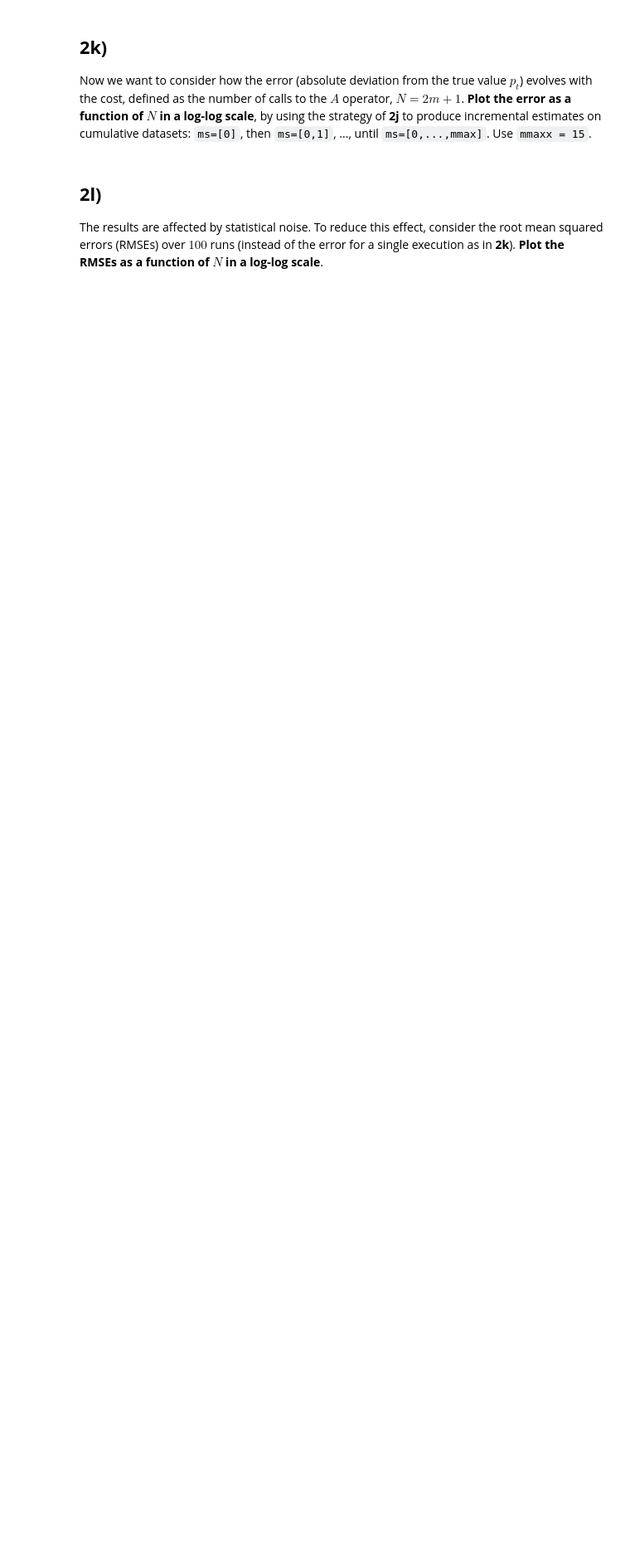
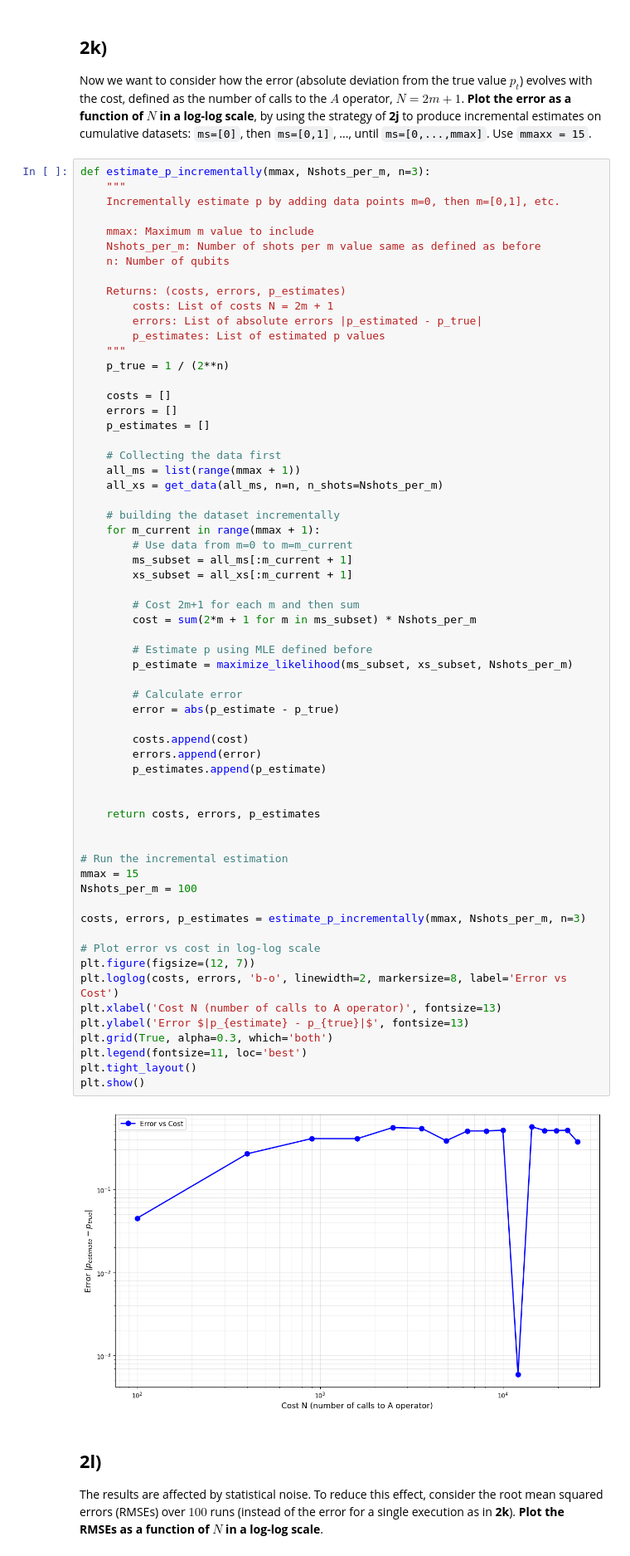
Before and after one commit to ajay-mk/VTQ-Hackathon-Solutions, a Jupyter notebook: VTQ_Hackathon_QuantumPumpkins.ipynb, the cells around one changed output. Shown at 83% size. Saved outputs shown, nothing was run; the diff lists cells and outputs as text; blank space fills up the shorter version.

```diff
--- a/VTQ_Hackathon_QuantumPumpkins.ipynb
+++ b/VTQ_Hackathon_QuantumPumpkins.ipynb
@@ -1246,6 +1294,70 @@ Consider the task of estimating $p$ from data. We can do this by maximizing the
 ## **2k)**
 
 Now we want to consider how the error (absolute deviation from the true value $p_t$) evolves with the cost, defined as the number of calls to the $A$ operator, $N=2m+1$. **Plot the error as a function of $N$ in a log-log scale**, by using the strategy of **2j** to produce incremental estimates on cumulative datasets: `ms=[0]`, then `ms=[0,1]`, ..., until `ms=[0,...,mmax]`. Use `mmaxx = 15`.
+# %%
+def estimate_p_incrementally(mmax, Nshots_per_m, n=3):
+    """
+    Incrementally estimate p by adding data points m=0, then m=[0,1], etc.
+
+    mmax: Maximum m value to include
+    Nshots_per_m: Number of shots per m value same as defined as before
+    n: Number of qubits
+
+    Returns: (costs, errors, p_estimates)
+        costs: List of costs N = 2m + 1
+        errors: List of absolute errors |p_estimated - p_true|
+        p_estimates: List of estimated p values
+    """
+    p_true = 1 / (2**n)
+
+    costs = []
+    errors = []
+    p_estimates = []
+
+    # Collecting the data first
+    all_ms = list(range(mmax + 1))
+    all_xs = get_data(all_ms, n=n, n_shots=Nshots_per_m)
+
+    # building the dataset incrementally
+    for m_current in range(mmax + 1):
+        # Use data from m=0 to m=m_current
+        ms_subset = all_ms[:m_current + 1]
+        xs_subset = all_xs[:m_current + 1]
+
+        # Cost 2m+1 for each m and then sum
+        cost = sum(2*m + 1 for m in ms_subset) * Nshots_per_m
+
+        # Estimate p using MLE defined before
+        p_estimate = maximize_likelihood(ms_subset, xs_subset, Nshots_per_m)
+
+        # Calculate error
+        error = abs(p_estimate - p_true)
+
+        costs.append(cost)
+        errors.append(error)
+        p_estimates.append(p_estimate)
+
+
+    return costs, errors, p_estimates
+
+
+# Run the incremental estimation
+mmax = 15
+Nshots_per_m = 100
+
+costs, errors, p_estimates = estimate_p_incrementally(mmax, Nshots_per_m, n=3)
+
+# Plot error vs cost in log-log scale
+plt.figure(figsize=(12, 7))
+plt.loglog(costs, errors, 'b-o', linewidth=2, markersize=8, label='Error vs Cost')
+plt.xlabel('Cost N (number of calls to A operator)', fontsize=13)
+plt.ylabel('Error $|p_{estimate} - p_{true}|$', fontsize=13)
+plt.grid(True, alpha=0.3, which='both')
+plt.legend(fontsize=11, loc='best')
+plt.tight_layout()
+plt.show()
+# %% [output]
+[figure, added]
 # %% [markdown]
 ## **2l)**
 
```
Also changed, not shown: parts of 9 cells of this notebook.
